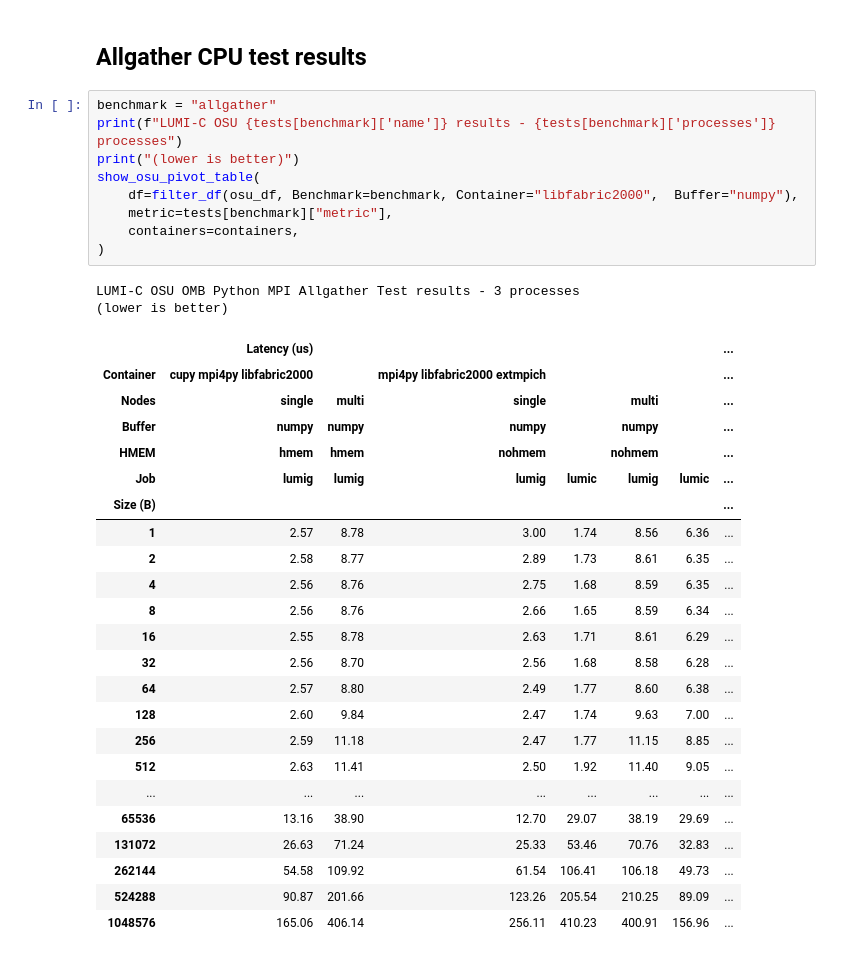
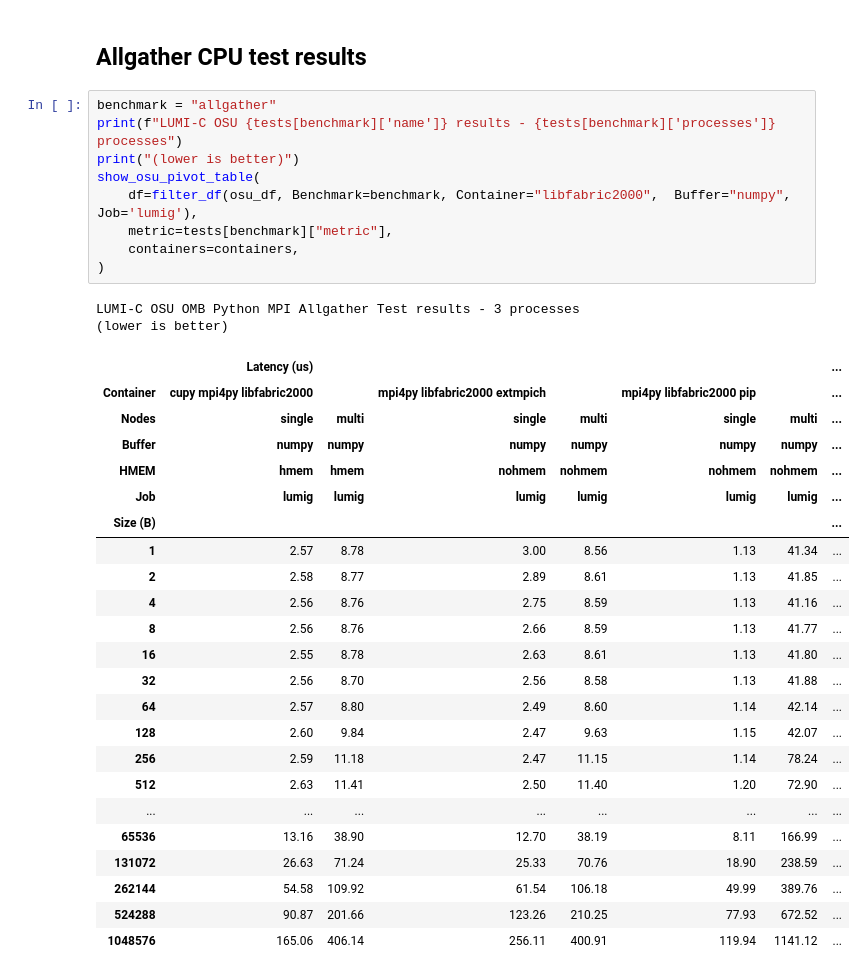
Before and after one commit to DeiC-HPC/BitBulldozersLab, a Jupyter notebook: mpi4py and cupy container using Cotainr/lumi-c_mpi4py_osu_results.ipynb, the cells around one changed output. Cells and saved outputs as stored; diff of their text form.

```diff
--- a/mpi4py and cupy container using Cotainr/lumi-c_mpi4py_osu_results.ipynb
+++ b/mpi4py and cupy container using Cotainr/lumi-c_mpi4py_osu_results.ipynb
@@ -455,38 +457,38 @@ fig_allgather = barplot_osu_results(
 # %%
 benchmark = "allgather"
 print(f"LUMI-C OSU {tests[benchmark]['name']} results - {tests[benchmark]['processes']} processes")
 print("(lower is better)")
 show_osu_pivot_table(
-    df=filter_df(osu_df, Benchmark=benchmark, Container="libfabric2000",  Buffer="numpy"),
+    df=filter_df(osu_df, Benchmark=benchmark, Container="libfabric2000",  Buffer="numpy", Job='lumig'),
     metric=tests[benchmark]["metric"],
     containers=containers,
 )
 # %% [output]
 LUMI-C OSU OMB Python MPI Allgather Test results - 3 processes
 (lower is better)
 |  | Latency (us) |  |  |  |  |  | ... |
-| Container | cupy mpi4py libfabric2000 |  | mpi4py libfabric2000 extmpich |  |  |  | ... |
-| Nodes | single | multi | single |  | multi |  | ... |
-| Buffer | numpy | numpy | numpy |  | numpy |  | ... |
-| HMEM | hmem | hmem | nohmem |  | nohmem |  | ... |
-| Job | lumig | lumig | lumig | lumic | lumig | lumic | ... |
+| Container | cupy mpi4py libfabric2000 |  | mpi4py libfabric2000 extmpich |  | mpi4py libfabric2000 pip |  | ... |
+| Nodes | single | multi | single | multi | single | multi | ... |
+| Buffer | numpy | numpy | numpy | numpy | numpy | numpy | ... |
+| HMEM | hmem | hmem | nohmem | nohmem | nohmem | nohmem | ... |
+| Job | lumig | lumig | lumig | lumig | lumig | lumig | ... |
 | Size (B) |  |  |  |  |  |  | ... |
-| 1 | 2.57 | 8.78 | 3.00 | 1.74 | 8.56 | 6.36 | ... |
-| 2 | 2.58 | 8.77 | 2.89 | 1.73 | 8.61 | 6.35 | ... |
-| 4 | 2.56 | 8.76 | 2.75 | 1.68 | 8.59 | 6.35 | ... |
-| 8 | 2.56 | 8.76 | 2.66 | 1.65 | 8.59 | 6.34 | ... |
-| 16 | 2.55 | 8.78 | 2.63 | 1.71 | 8.61 | 6.29 | ... |
-| 32 | 2.56 | 8.70 | 2.56 | 1.68 | 8.58 | 6.28 | ... |
-| 64 | 2.57 | 8.80 | 2.49 | 1.77 | 8.60 | 6.38 | ... |
-| 128 | 2.60 | 9.84 | 2.47 | 1.74 | 9.63 | 7.00 | ... |
-| 256 | 2.59 | 11.18 | 2.47 | 1.77 | 11.15 | 8.85 | ... |
-| 512 | 2.63 | 11.41 | 2.50 | 1.92 | 11.40 | 9.05 | ... |
+| 1 | 2.57 | 8.78 | 3.00 | 8.56 | 1.13 | 41.34 | ... |
+| 2 | 2.58 | 8.77 | 2.89 | 8.61 | 1.13 | 41.85 | ... |
+| 4 | 2.56 | 8.76 | 2.75 | 8.59 | 1.13 | 41.16 | ... |
+| 8 | 2.56 | 8.76 | 2.66 | 8.59 | 1.13 | 41.77 | ... |
+| 16 | 2.55 | 8.78 | 2.63 | 8.61 | 1.13 | 41.80 | ... |
+| 32 | 2.56 | 8.70 | 2.56 | 8.58 | 1.13 | 41.88 | ... |
+| 64 | 2.57 | 8.80 | 2.49 | 8.60 | 1.14 | 42.14 | ... |
+| 128 | 2.60 | 9.84 | 2.47 | 9.63 | 1.15 | 42.07 | ... |
+| 256 | 2.59 | 11.18 | 2.47 | 11.15 | 1.14 | 78.24 | ... |
+| 512 | 2.63 | 11.41 | 2.50 | 11.40 | 1.20 | 72.90 | ... |
 | ... | ... | ... | ... | ... | ... | ... | ... |
-| 65536 | 13.16 | 38.90 | 12.70 | 29.07 | 38.19 | 29.69 | ... |
-| 131072 | 26.63 | 71.24 | 25.33 | 53.46 | 70.76 | 32.83 | ... |
-| 262144 | 54.58 | 109.92 | 61.54 | 106.41 | 106.18 | 49.73 | ... |
-| 524288 | 90.87 | 201.66 | 123.26 | 205.54 | 210.25 | 89.09 | ... |
-| 1048576 | 165.06 | 406.14 | 256.11 | 410.23 | 400.91 | 156.96 | ... |
+| 65536 | 13.16 | 38.90 | 12.70 | 38.19 | 8.11 | 166.99 | ... |
+| 131072 | 26.63 | 71.24 | 25.33 | 70.76 | 18.90 | 238.59 | ... |
+| 262144 | 54.58 | 109.92 | 61.54 | 106.18 | 49.99 | 389.76 | ... |
+| 524288 | 90.87 | 201.66 | 123.26 | 210.25 | 77.93 | 672.52 | ... |
+| 1048576 | 165.06 | 406.14 | 256.11 | 400.91 | 119.94 | 1141.12 | ... |
 # %%
 benchmark = "allgather"; nodes = "multi"
 fig_allgather = barplot_osu_results(
```
Also changed, not shown: parts of 4 cells of this notebook.
